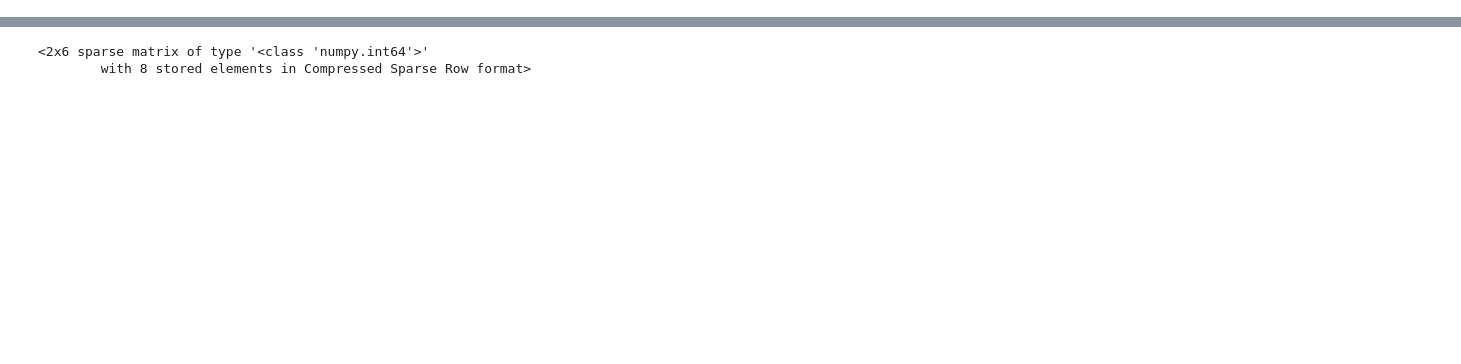
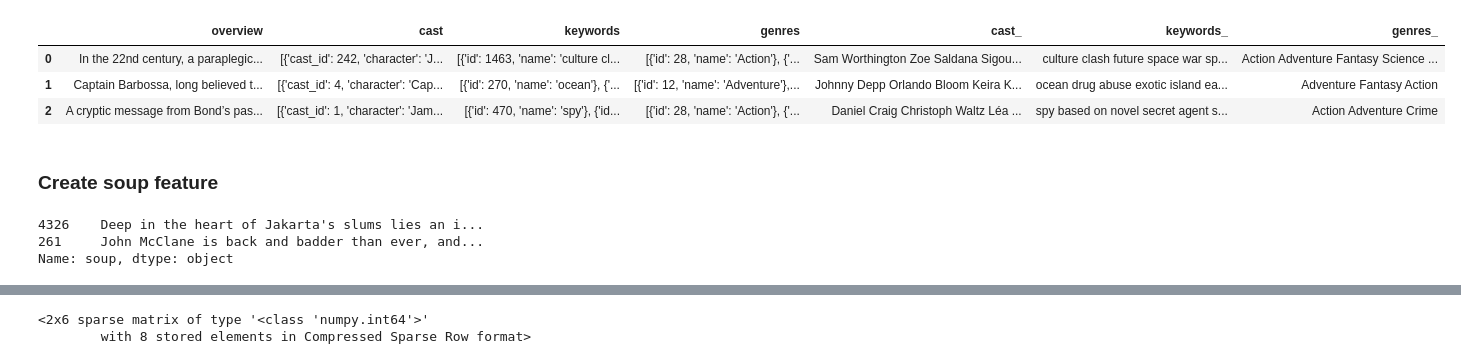
Before and after one commit to ngonhan2k5/cs-ml, a Jupyter notebook: pro2/notebook/eda_content_base.ipynb, the cells around one changed output, grey strips where cells are left out. Drawn from its saved outputs; the diff is of its cells as text; code cells hidden in the pictures; blank space fills up the shorter version.

```diff
--- a/pro2/notebook/eda_content_base.ipynb
+++ b/pro2/notebook/eda_content_base.ipynb
@@ -23,0 +61,11 @@ df2[df2['id']==318]
+# %%
+movie_df = movie_df.merge(credit_df, on='id')
+movie_df.columns
+
+movie_df['overview'] = movie_df['overview'].fillna('')
+movie_df.sample(1)
+
+for key in ['cast', 'crew', 'keywords', 'genres']:
+    movie_df[key] = movie_df[key].apply(literal_eval)
+
+movie_df[['id','overview','cast', 'keywords', 'genres']].head(3)
@@ -23,0 +86,29 @@ df2[df2['id']==318]
+# %%
+def get_list_name(x):
+    if isinstance(x, list):
+        names = [i['name'] for i in x if len(i['name'])> 2]
+        names = ' '.join(names)
+        return names
+    return []
+
+for col in ['cast', 'keywords', 'genres']:
+    movie_df[col+'_'] = movie_df[col].apply(get_list_name)
+
+movie_df[['overview','cast', 'keywords', 'genres','cast_', 'keywords_', 'genres_']].head(3)
+# %% [output]
+|  | overview | cast | keywords | genres | cast_ | keywords_ | genres_ |
+| 0 | In the 22nd century, a paraplegic... | [{'cast_id': 242, 'character': 'J... | [{'id': 1463, 'name': 'culture cl... | [{'id': 28, 'name': 'Action'}, {'... | Sam Worthington Zoe Saldana Sigou... | culture clash future space war sp... | Action Adventure Fantasy Science ... |
+| 1 | Captain Barbossa, long believed t... | [{'cast_id': 4, 'character': 'Cap... | [{'id': 270, 'name': 'ocean'}, {'... | [{'id': 12, 'name': 'Adventure'},... | Johnny Depp Orlando Bloom Keira K... | ocean drug abuse exotic island ea... | Adventure Fantasy Action |
+| 2 | A cryptic message from Bond’s pas... | [{'cast_id': 1, 'character': 'Jam... | [{'id': 470, 'name': 'spy'}, {'id... | [{'id': 28, 'name': 'Action'}, {'... | Daniel Craig Christoph Waltz Léa ... | spy based on novel secret agent s... | Action Adventure Crime |
+# %% [markdown]
+### Create soup feature
+# %%
+def create_soup(x):
+    return x.overview + x.keywords_ + x.cast_ + x.genres_
+
+movie_df['soup'] = movie_df.apply(create_soup, axis=1)
+movie_df.soup.sample(2)
+# %% [output]
+4326    Deep in the heart of Jakarta's slums lies an i...
+261     John McClane is back and badder than ever, and...
+Name: soup, dtype: object
```
Also changed, not shown: parts of 21 cells of this notebook, 1 other file.
